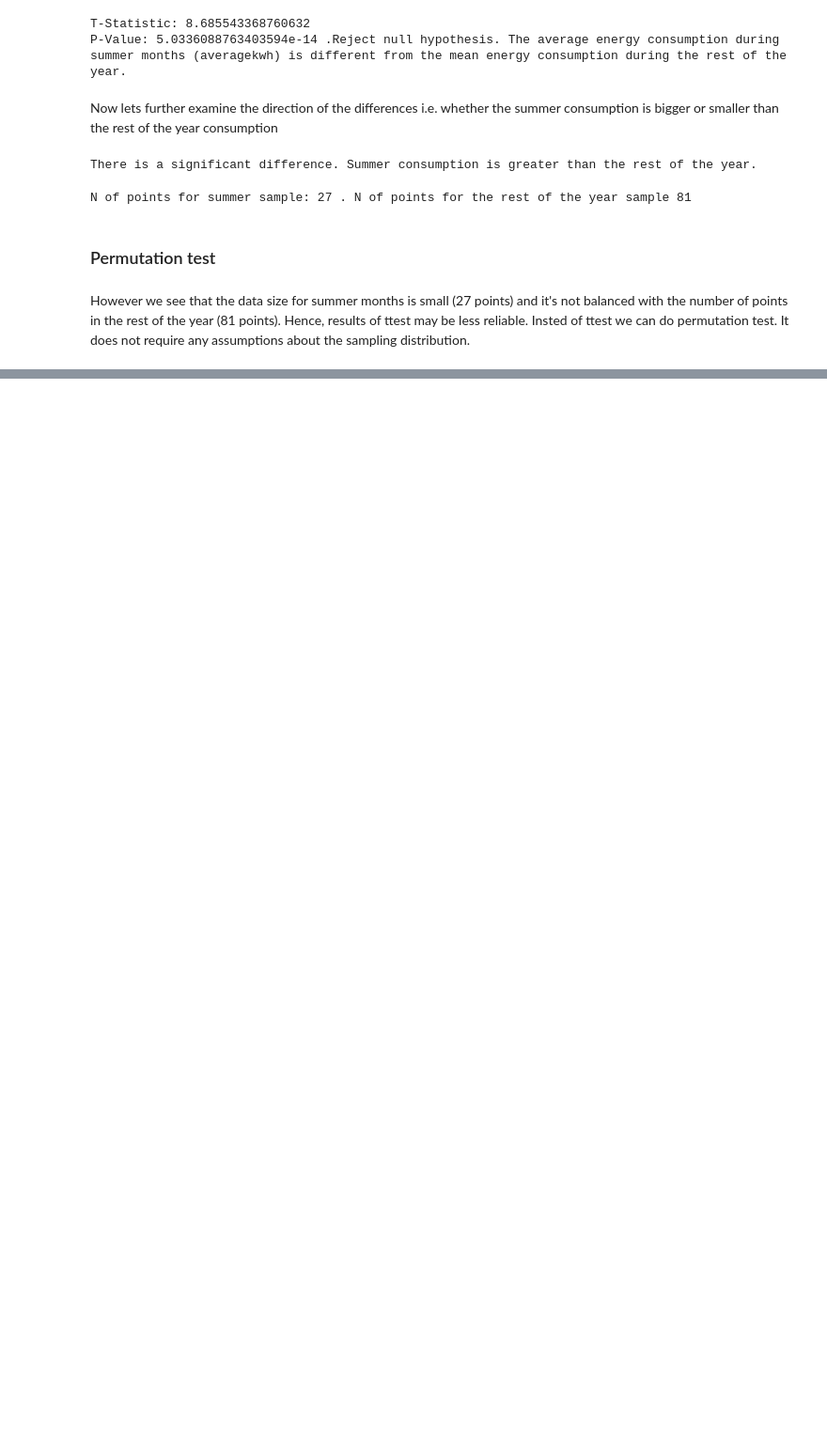
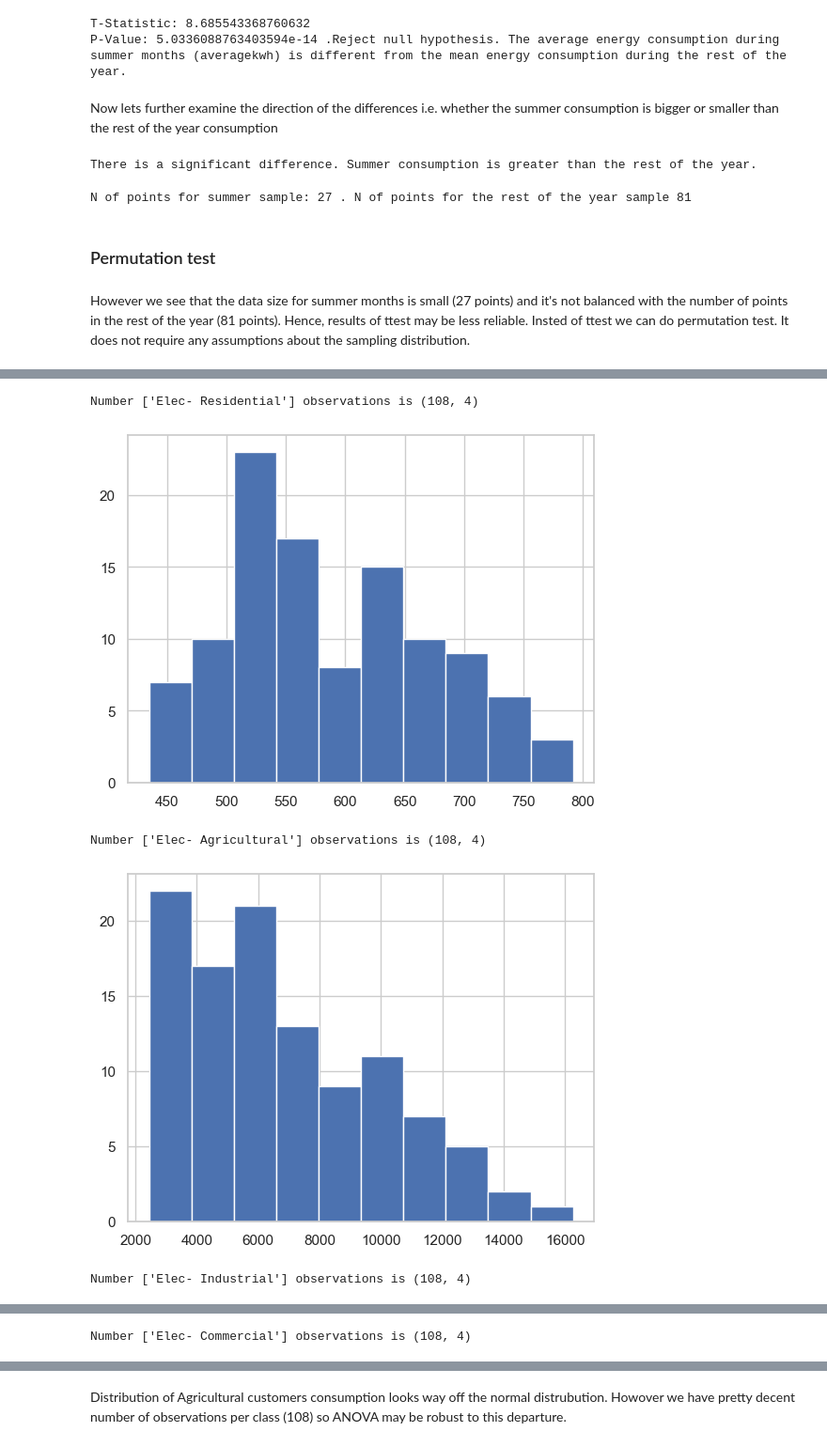
Before and after one commit to DaP29/PG-E, a Jupyter notebook: Energy_Consumption_Analysis_and_Hypothesis_Testing.ipynb, the cells around one changed output, grey strips where cells are left out. Shown at 94% size. Drawn from its saved outputs; the diff is of its cells as text; code cells hidden in the pictures; blank space fills up the shorter version.

Commit message:
Update Energy_Consumption_Analysis_and_Hypothesis_Testing.ipynb
ANOVA added

```diff
--- a/Energy_Consumption_Analysis_and_Hypothesis_Testing.ipynb
+++ b/Energy_Consumption_Analysis_and_Hypothesis_Testing.ipynb
@@ -821,0 +841,21 @@ P value is 0.0
+# %%
+# we first aggregate data over all zipcodes
+grouped_data = df_years.groupby(['customerclass', 'year', 'month']).agg({'averagekwh': 'median'})
+grouped_data = grouped_data.reset_index()
+# %%
+resid=grouped_data[grouped_data['customerclass']=="Elec- Residential"]
+agr=grouped_data[grouped_data['customerclass']=="Elec- Agricultural"]
+ind=grouped_data[grouped_data['customerclass']=="Elec- Industrial"]
+com=grouped_data[grouped_data['customerclass']=="Elec- Commercial"]
+# %%
+cust = [resid, agr, ind, com]
+for each in cust:
+    print(f"Number {each['customerclass'].unique()} observations is", each.shape)
+    each['averagekwh'].hist()
+    plt.show()
+# %% [output]
+Number ['Elec- Residential'] observations is (108, 4)
+[figure, added]
+Number ['Elec- Agricultural'] observations is (108, 4)
+[figure, added]
+Number ['Elec- Industrial'] observations is (108, 4)
@@ -821,0 +863 @@ P value is 0.0
+Number ['Elec- Commercial'] observations is (108, 4)
@@ -821,0 +865,2 @@ P value is 0.0
+# %% [markdown]
+Distribution of Agricultural customers consumption  looks way off the normal distrubution. Howover we have pretty decent number of observations per class (108) so ANOVA may be robust to this departure.
```
Also changed, not shown: parts of 13 cells of this notebook.
